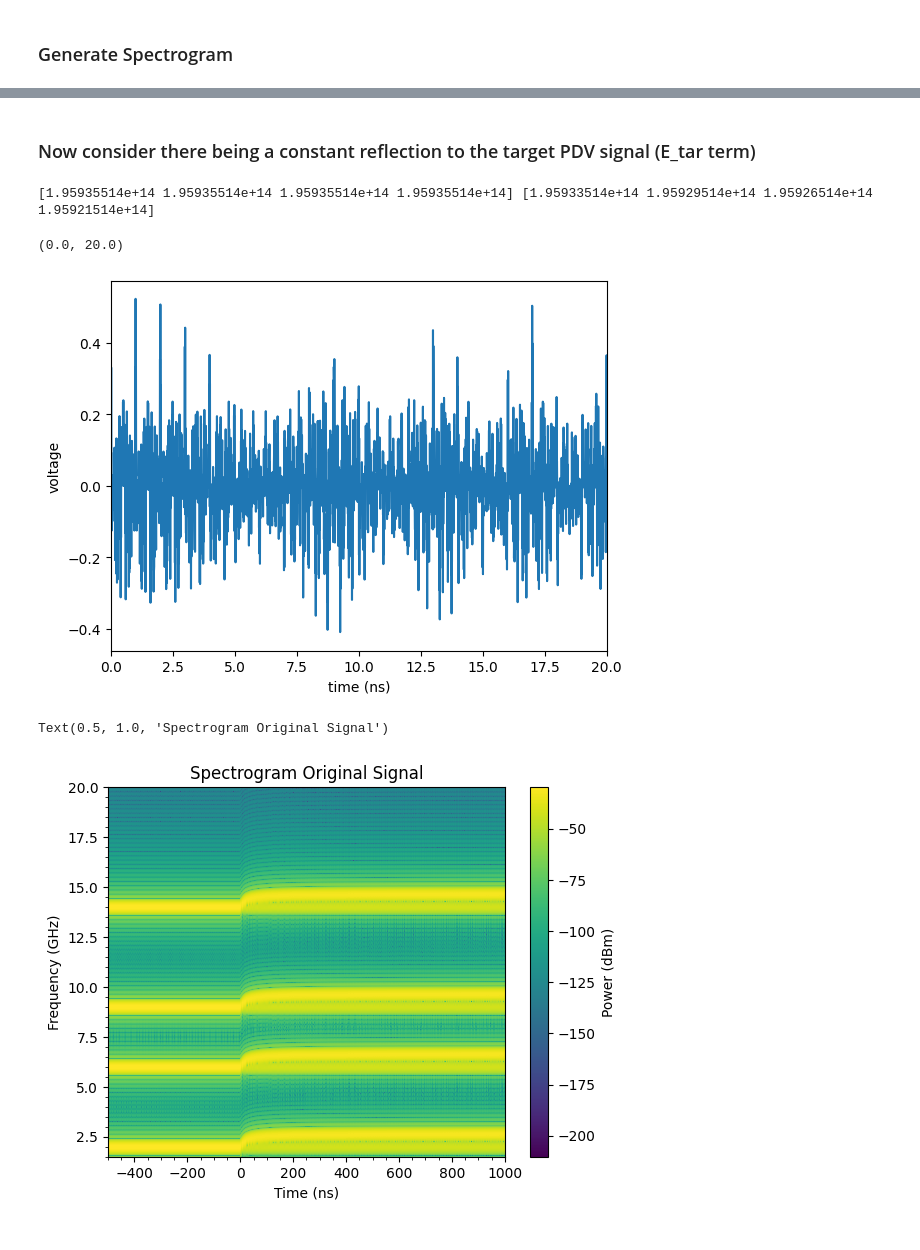
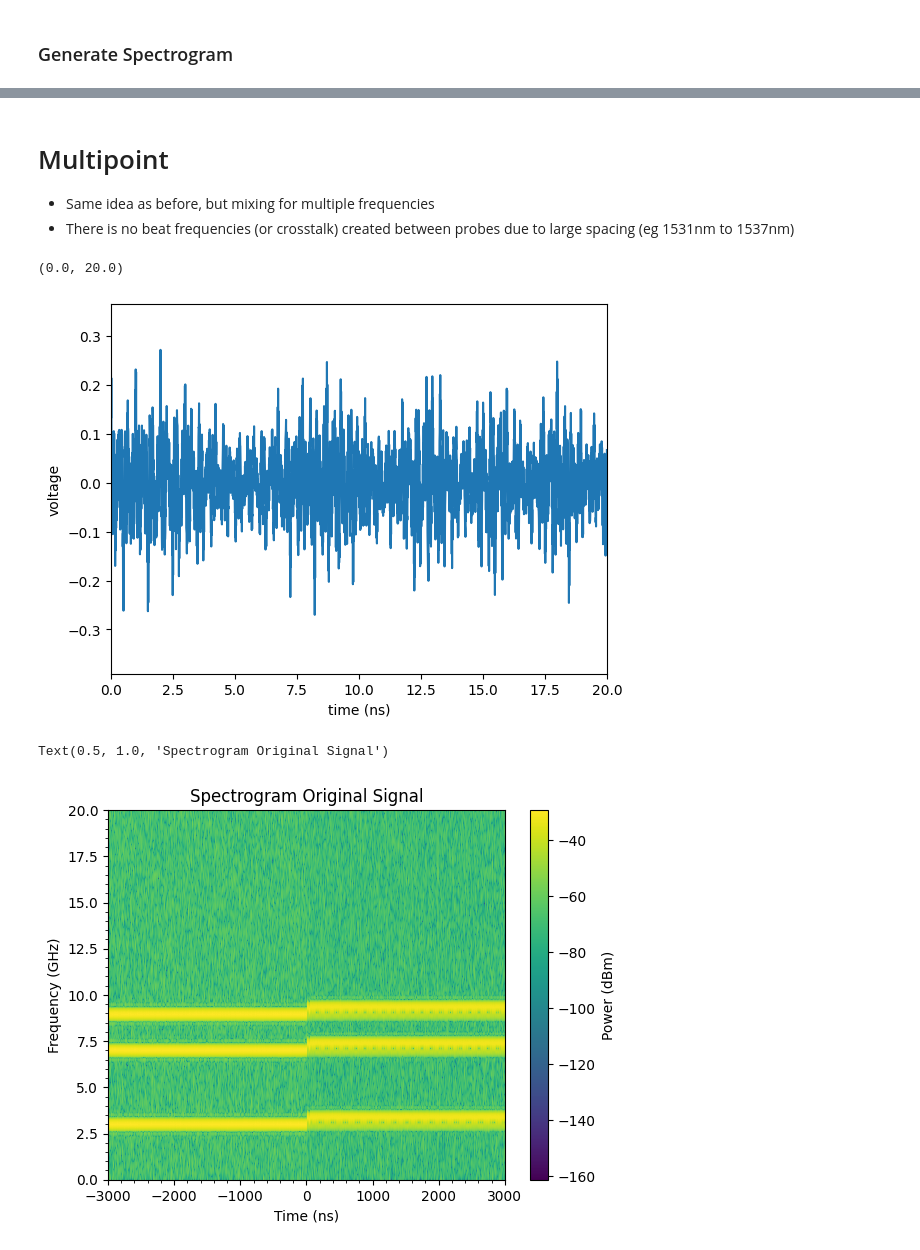
Before and after one commit to lrack02/PDV_simulated_data, a Jupyter notebook: PDV_gen_run.ipynb, the cells around one changed output, grey strips where cells are left out. Drawn from its saved outputs; the diff is of its cells as text; code cells hidden in the pictures.

Commit message:
Cleaning up single and multipoint

```diff
--- a/PDV_gen_run.ipynb
+++ b/PDV_gen_run.ipynb
@@ -292,14 +313,14 @@ Text(0.5, 1.0, 'Spectrogram Original Signal')
 # %% [markdown]
-### Now consider there being a constant reflection to the target PDV signal (E_tar term)
+# Multipoint
+- Same idea as before, but mixing for multiple frequencies
+- There is no beat frequencies (or crosstalk) created between probes due to large spacing (eg 1531nm to 1537nm)
 # %%
-# reflection_decimation_factor = 100
+points = 2
+# ref_freq = c/(np.array([1531.116,1537.397,1543.730,1550.116])*1e-9)
+ref_lambda = np.array([1531.116,1537.397,1543.730])*1e-9
+ref_freq = c/ref_lambda
+tar_freq = ref_freq - np.array([3,7,10]) * 1e9 #Hz
 
-points = 4
-# ref_freq = c/(np.array([1531.116,1537.397,1543.730,1550.116])*1e-9)
-ref_freq = c/(np.array([1531.116,1531.116,1531.116,1531.116])*1e-9)
-tar_freq = ref_freq - np.array([2,6,9,14]) * 1e9 #Hz
-
-print(ref_freq, tar_freq)
 
 power_ref = 8 #dbm
 power_s = -10 #dbm (power target return or signal)
@@ -311,30 +332,31 @@ E_s0 = 10**(power_s/2)
 voltage_multi = np.zeros(time.shape[0])
 
 for i in range(points):
-        f_i = ref_freq[i]
-        f_j = tar_freq[i]
-        f_k = tar_freq[i]
-        E_i = E_ref0 * np.cos(2*np.pi*f_i*time)
-        E_j = E_s0 * np.cos(2*np.pi*f_j*time - phase_wrapped)
-        E_k = E_tar0 * np.cos(2*np.pi*f_k*time)
+        # calculate phase change in return
+        pos_sim = np.cumsum(vel_sim/sample_rate)
+        phase = 4*np.pi*pos_sim/ref_lambda[i]
 
-        voltage_singlei = E_i * E_j
-        voltage_singlej = E_j * E_k
-        voltage_singlek = E_i * E_k
+        #wrap the phase
+        phase_wrapped = np.remainder(phase,2*np.pi)
 
-        voltage_multi = voltage_multi + voltage_singlei + voltage_singlej + voltage_singlek
-        # + voltage_singlej + voltage_singlek
-        # voltage_stack = np.vstack((voltage_stack,voltage_singlei))
+        f_ref = ref_freq[i]
+        f_tar = tar_freq[i]
 
-# voltage_multi = np.sum(voltage_stack,axis=0)
+        E_ref = E_ref0 * np.cos(2*np.pi*f_ref*time) #Reference Signal
+        E_s = E_s0 * np.cos(2*np.pi*f_tar*time - phase_wrapped) #Doppler Shifted Signal
+        E_tar = E_tar0 * np.cos(2*np.pi*f_tar*time) # Target Signal (Constant Reflection)
+
+        voltage_multi = voltage_multi + E_ref * E_s + E_ref * E_tar + E_s * E_tar
+
+voltage_multi = voltage_multi * (1+np.random.normal(0,noise_sd,voltage.shape[0]))
+
 plt.plot(time*1E9,voltage_multi)
 plt.xlabel("time (ns)")
 plt.ylabel("voltage")
 plt.xlim([0,20])
 # %% [output]
-[1.95935514e+14 1.95935514e+14 1.95935514e+14 1.95935514e+14] [1.95933514e+14 1.95929514e+14 1.95926514e+14 1.95921514e+14]
+(0.0, 20.0)
-(0.0, 20.0)
-[figure, old version]
+[figure, new version]
 # %%
 # sampling frequency in Hz (sample_rate is already in samples/sec)
 fs = sample_rate
@@ -342,35 +364,35 @@ nperseg = 600
 noverlap = 500
 nfft = 5120
 window = "hann"
 
 f, t, Zxx = stft(voltage_multi, fs, window, nperseg, noverlap, nfft)
 
 mag = np.abs(Zxx)
 
 # imported voltage spectrogram and a rectangle to show the ROI
 plt.imshow(
     10 * np.log10(mag ** 2),
     aspect="auto",
     origin="lower",
     interpolation="none",
     extent=[
         t_begin / 1e-9,
         t_end / 1e-9,
         f[0] / 1e9,
         f[-1] / 1e9,
     ],
     cmap="viridis",
 )
 
 plt.colorbar(label="Power (dBm)")
-plt.ylim([1.5,20])
+plt.ylim([0,20])
 plt.xlabel("Time (ns)")
 plt.ylabel("Frequency (GHz)")
 plt.minorticks_on()
 plt.title("Spectrogram Original Signal")
 # %% [output]
 Text(0.5, 1.0, 'Spectrogram Original Signal')
-[figure, old version]
+[figure, new version]
 # %%
 x = time
 y = voltage_multi
```
Also changed, not shown: parts of 8 cells of this notebook, 2 other files.
